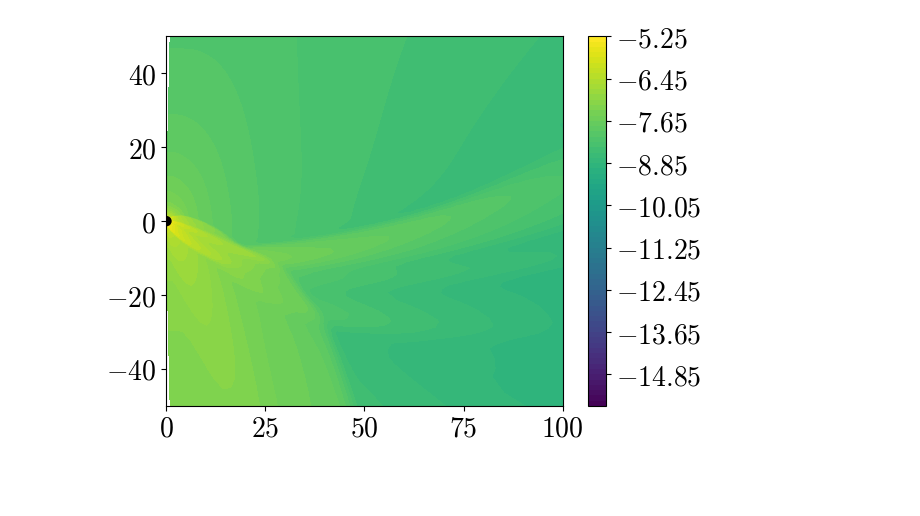
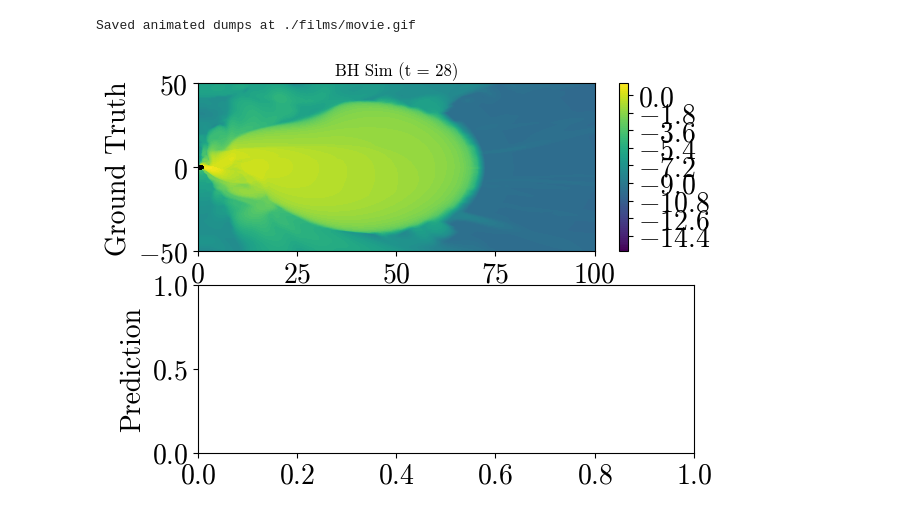
Before and after one commit to JackHanke/bh, a Jupyter notebook: harmpi/harm.ipynb, the cells around one changed output. Saved outputs shown, nothing was run; the diff lists cells and outputs as text; code cells hidden in the pictures; blank space fills up the shorter version.

Commit message:
Skeleton of anim code

```diff
--- a/harmpi/harm.ipynb
+++ b/harmpi/harm.ipynb
@@ -189,14 +176,7 @@ plt.show()
-# %%
-import matplotlib.pyplot as plt
-
-# TODO create side by side movie for prediction
-#   TODO figure out how plotting stuff works
-#   TODO make function that does all this shit in memory instead of individual pdf frames
-#   TODO make a final movie making function
-
-for dump in dumps:
-    rd(dump)
-    plco(np.log10(rho), xy=1, xmax=100, ymax=50, cb=True, isfilled=1, nc=100)
-    plt.savefig(f"films/film1/{dump}.png", dpi=300)
-# %% [output]
-[figure, removed]
+# %%
+from anim import animate_dumps
+
+animate_dumps(dumps = dumps, save_path = './films/movie.gif')
+# %% [output]
+Saved animated dumps at ./films/movie.gif
+[figure, added]
```
Also changed, not shown: parts of 8 cells of this notebook, 6 other files.
